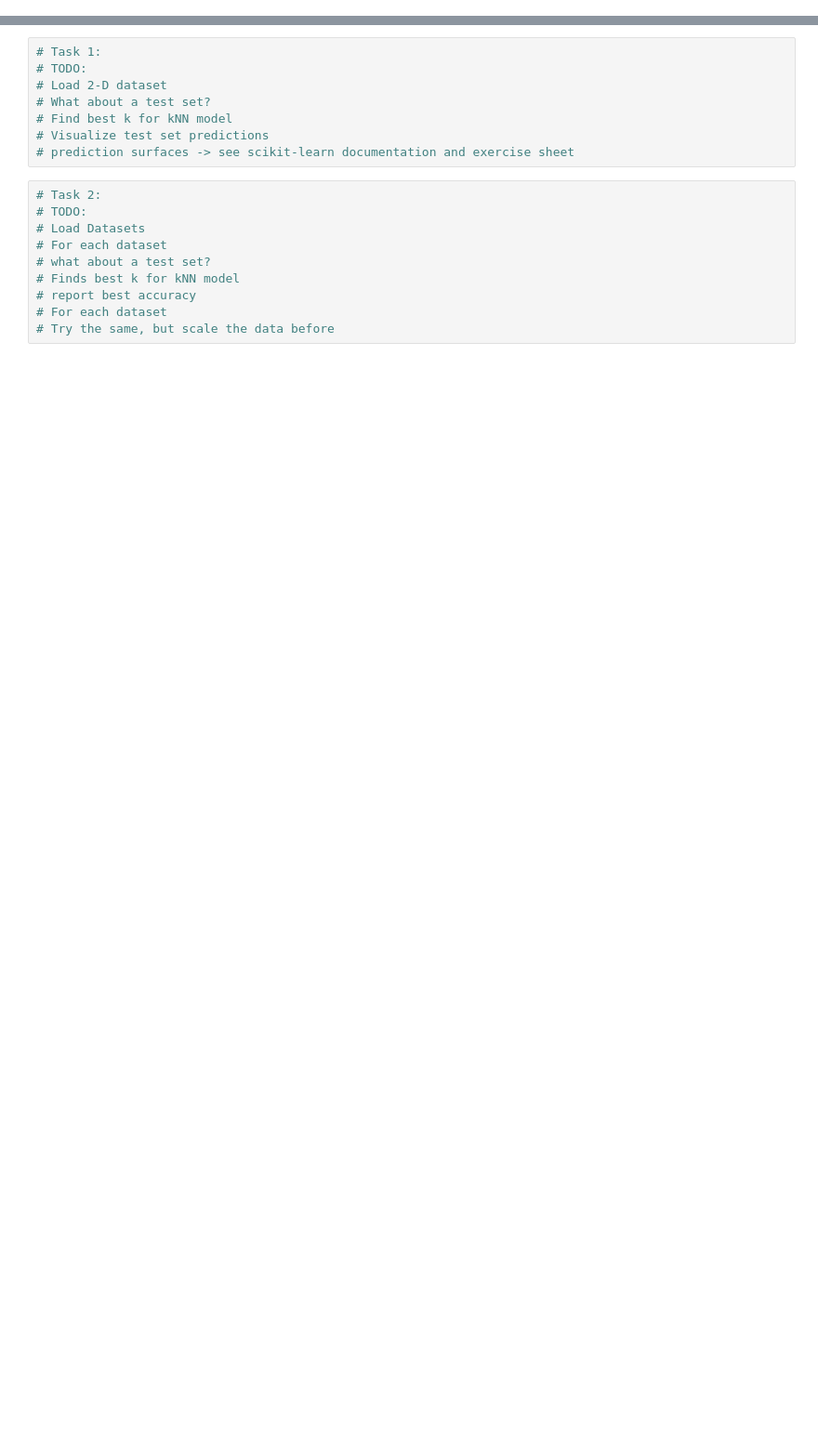
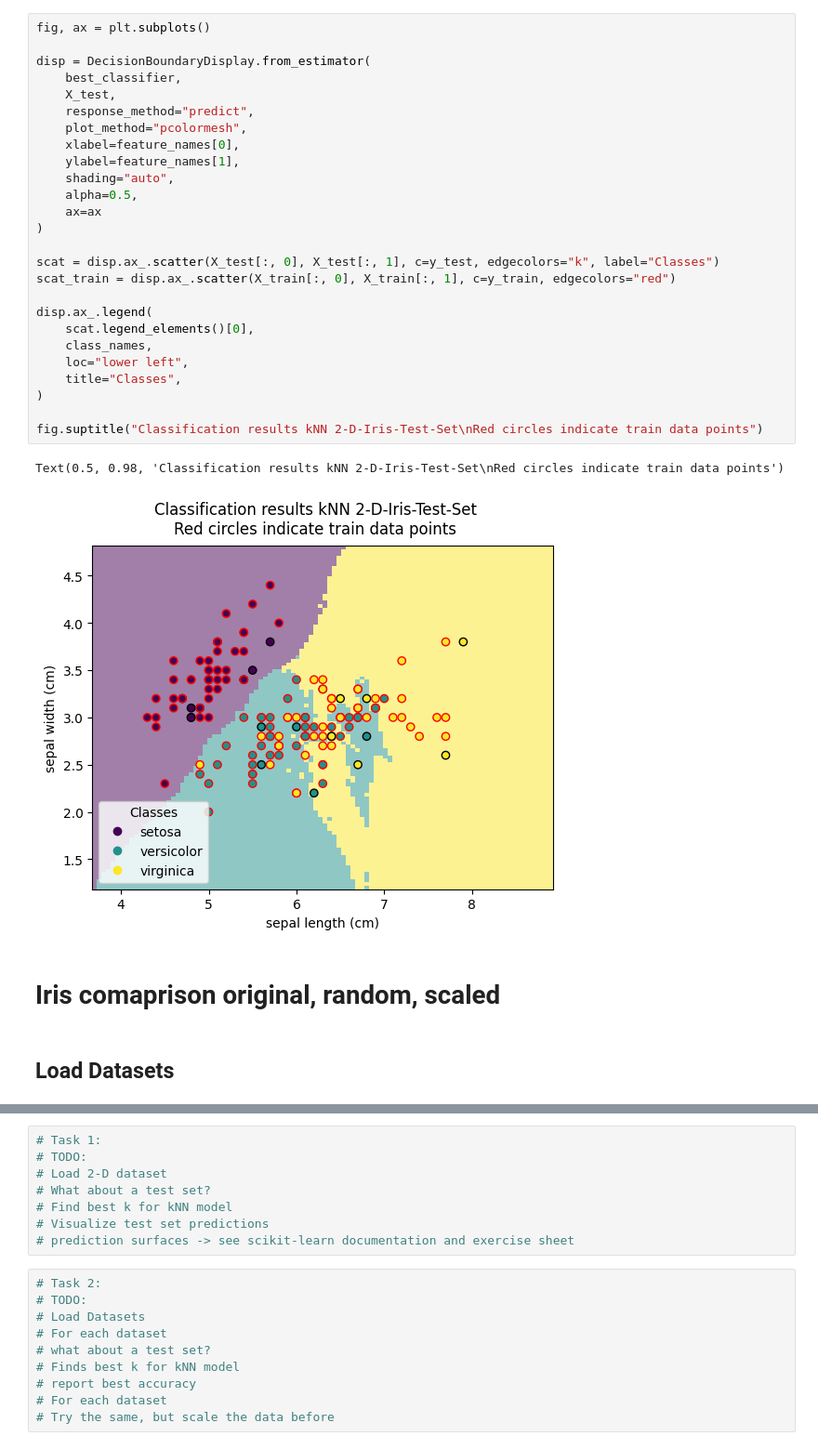
Before and after one commit to CodeLikeObama/Introduction-to-Machine-learning, a Jupyter notebook: Uebung05/kNN_classification.ipynb, the cells around one changed output, grey strips where cells are left out. Shown at 93% size. Drawn from its saved outputs; the diff is of its cells as text; blank space fills up the shorter version.

```diff
--- a/Uebung05/kNN_classification.ipynb
+++ b/Uebung05/kNN_classification.ipynb
@@ -53,0 +136,33 @@ def find_best_classifer_hyperparam(
+# %%
+fig, ax = plt.subplots()
+
+disp = DecisionBoundaryDisplay.from_estimator(
+    best_classifier,
+    X_test,
+    response_method="predict",
+    plot_method="pcolormesh",
+    xlabel=feature_names[0],
+    ylabel=feature_names[1],
+    shading="auto",
+    alpha=0.5,
+    ax=ax
+)
+
+scat = disp.ax_.scatter(X_test[:, 0], X_test[:, 1], c=y_test, edgecolors="k", label="Classes")
+scat_train = disp.ax_.scatter(X_train[:, 0], X_train[:, 1], c=y_train, edgecolors="red")
+
+disp.ax_.legend(
+    scat.legend_elements()[0],
+    class_names,
+    loc="lower left",
+    title="Classes",
+)
+
+fig.suptitle("Classification results kNN 2-D-Iris-Test-Set\nRed circles indicate train data points")
+# %% [output]
+Text(0.5, 0.98, 'Classification results kNN 2-D-Iris-Test-Set\nRed circles indicate train data points')
+[figure, added]
+# %% [markdown]
+# Iris comaprison original, random, scaled
+# %% [markdown]
+## Load Datasets
```
Also changed, not shown: parts of 14 cells of this notebook.
